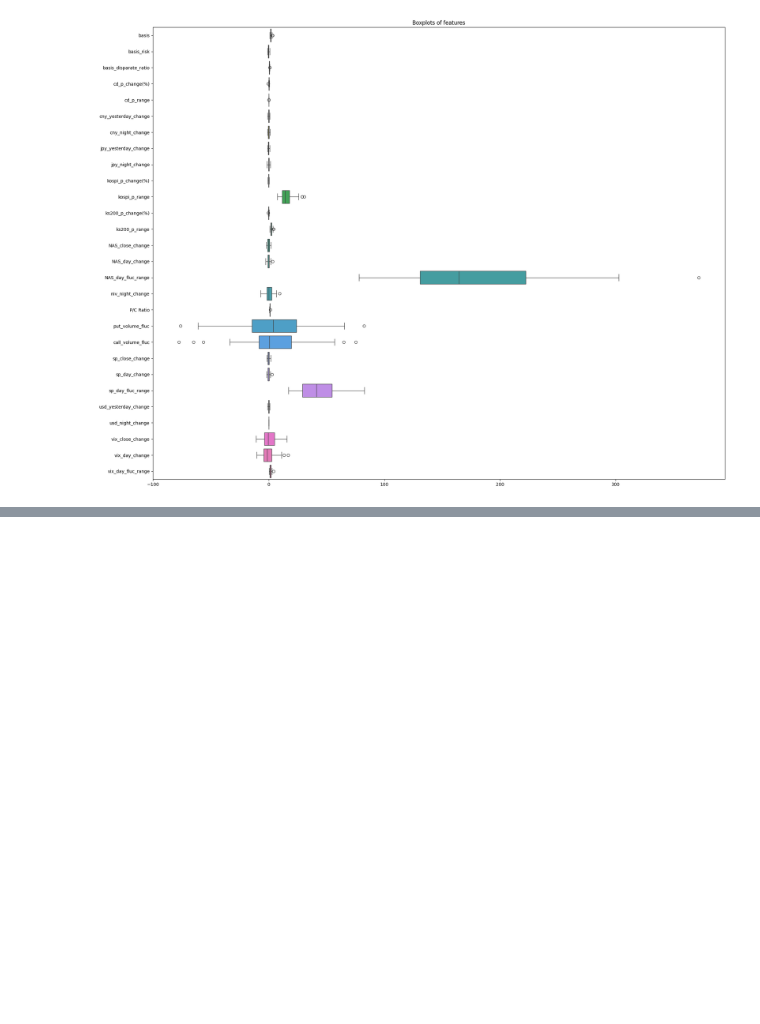
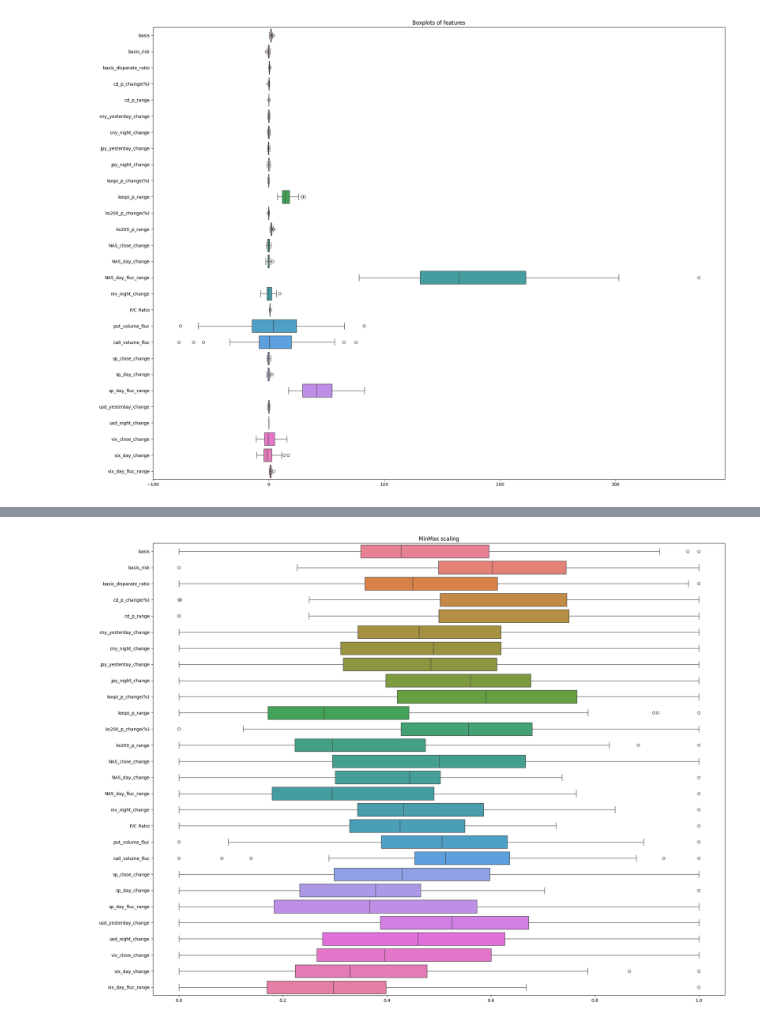
Before and after one commit to jyoooonh/Project1_sample, a Jupyter notebook: Project1_EDA.ipynb, the cells around one changed output, grey strips where cells are left out. Cells and saved outputs as stored; diff of their text form; code cells hidden in the pictures; blank space fills up the shorter version.

```diff
--- a/Project1_EDA.ipynb
+++ b/Project1_EDA.ipynb
@@ -177 +172,9 @@ data_scaled_overview
 5 rows × 29 columns
+# %%
+plt.figure(figsize=(20, 15)) # 사이즈 조절
+sns.boxplot(data=data_MinMax_scaled, orient='h') # date 제외 boxplot 그리기
+plt.title('MinMax scaling') # 그래프 명 지정
+plt.tight_layout()
+plt.show()
+# %% [output]
+[figure, added]
```
Also changed, not shown: parts of 7 cells of this notebook.
